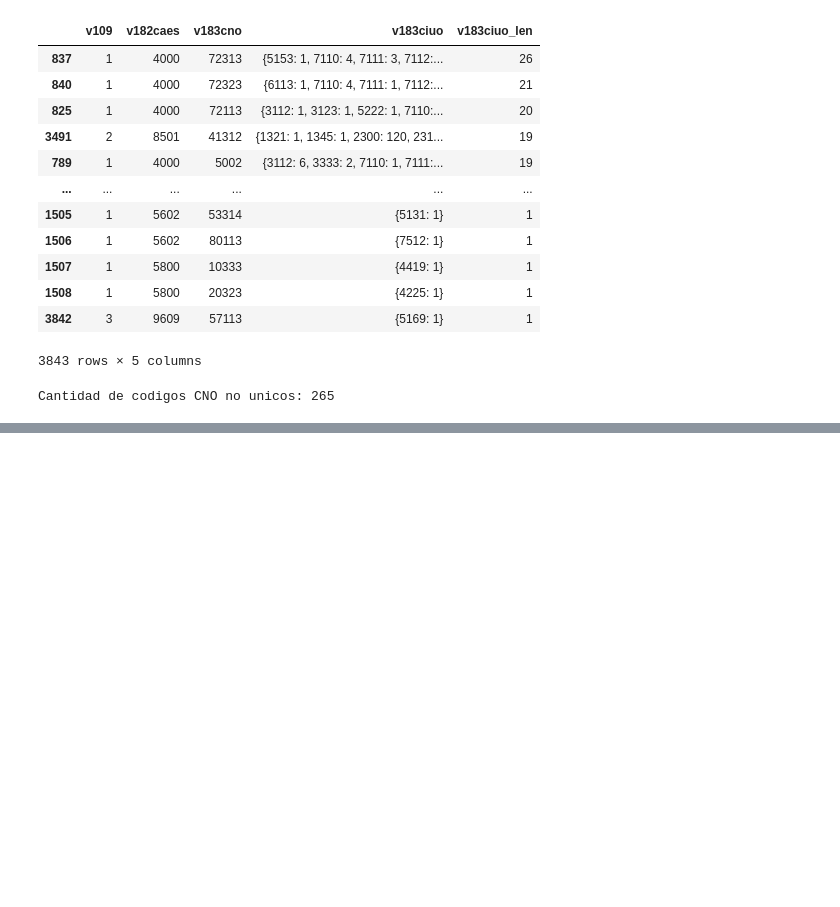
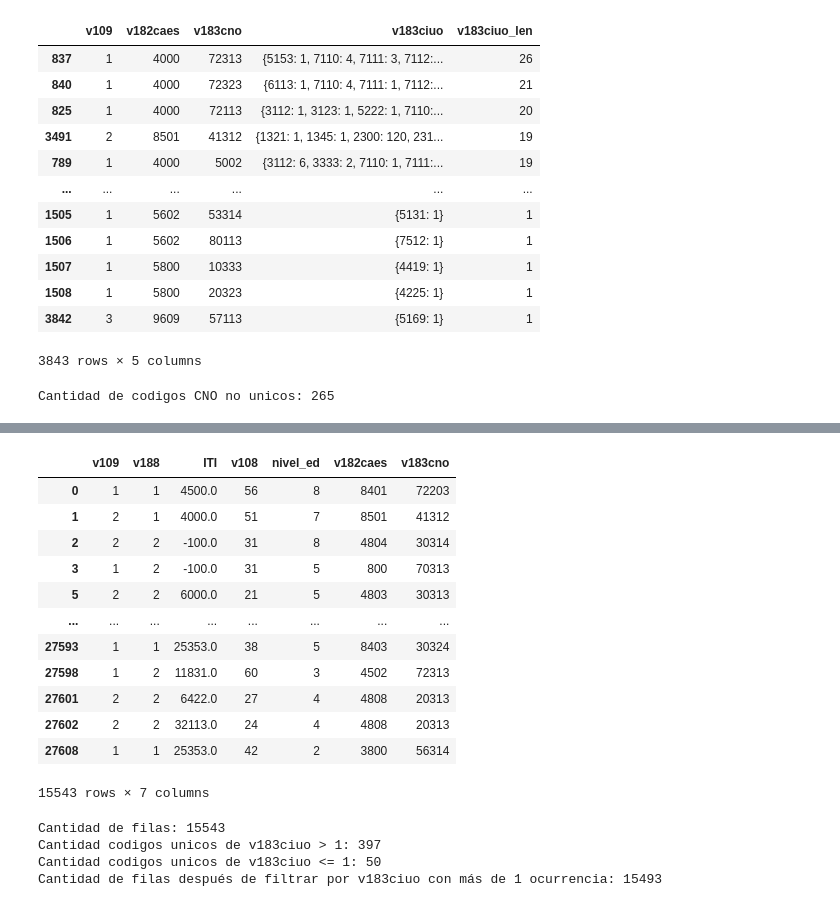
Before and after one commit to aaronbernal28/labor_market_structure_arg, a Jupyter notebook: notebooks/enes_cno.ipynb, the cells around one changed output, grey strips where cells are left out. Drawn from its saved outputs; the diff is of its cells as text; code cells hidden in the pictures; blank space fills up the shorter version.

```diff
--- a/notebooks/enes_cno.ipynb
+++ b/notebooks/enes_cno.ipynb
@@ -214,0 +384,16 @@ Cantidad de codigos CNO no unicos: 265
+# %%
+df_copy.loc[:, df_copy.columns != "v183ciuo"]
+# %% [output]
+|  | v109 | v188 | ITI | v108 | nivel_ed | v182caes | v183cno |
+| 0 | 1 | 1 | 4500.0 | 56 | 8 | 8401 | 72203 |
+| 1 | 2 | 1 | 4000.0 | 51 | 7 | 8501 | 41312 |
+| 2 | 2 | 2 | -100.0 | 31 | 8 | 4804 | 30314 |
+| 3 | 1 | 2 | -100.0 | 31 | 5 | 800 | 70313 |
+| 5 | 2 | 2 | 6000.0 | 21 | 5 | 4803 | 30313 |
+| ... | ... | ... | ... | ... | ... | ... | ... |
+| 27593 | 1 | 1 | 25353.0 | 38 | 5 | 8403 | 30324 |
+| 27598 | 1 | 2 | 11831.0 | 60 | 3 | 4502 | 72313 |
+| 27601 | 2 | 2 | 6422.0 | 27 | 4 | 4808 | 20313 |
+| 27602 | 2 | 2 | 32113.0 | 24 | 4 | 4808 | 20313 |
+| 27608 | 1 | 1 | 25353.0 | 42 | 2 | 3800 | 56314 |
+15543 rows × 7 columns
@@ -214,0 +403,17 @@ Cantidad de codigos CNO no unicos: 265
+# %%
+print(f"Cantidad de filas: {len(df_copy)}")
+print(
+	f"Cantidad codigos unicos de v183ciuo > 1: {sum(df_copy.value_counts('v183ciuo') > 1)}"
+)
+print(
+	f"Cantidad codigos unicos de v183ciuo <= 1: {sum(df_copy.value_counts('v183ciuo') <= 1)}"
+)
+df_copy2 = df_copy[df_copy["v183ciuo"].isin(df_ciuo_counts_filtered)]
+print(
+	f"Cantidad de filas después de filtrar por v183ciuo con más de 1 ocurrencia: {len(df_copy2)}"
+)
+# %% [output]
+Cantidad de filas: 15543
+Cantidad codigos unicos de v183ciuo > 1: 397
+Cantidad codigos unicos de v183ciuo <= 1: 50
+Cantidad de filas después de filtrar por v183ciuo con más de 1 ocurrencia: 15493
```
Also changed, not shown: parts of 18 cells of this notebook, 1 other file.
